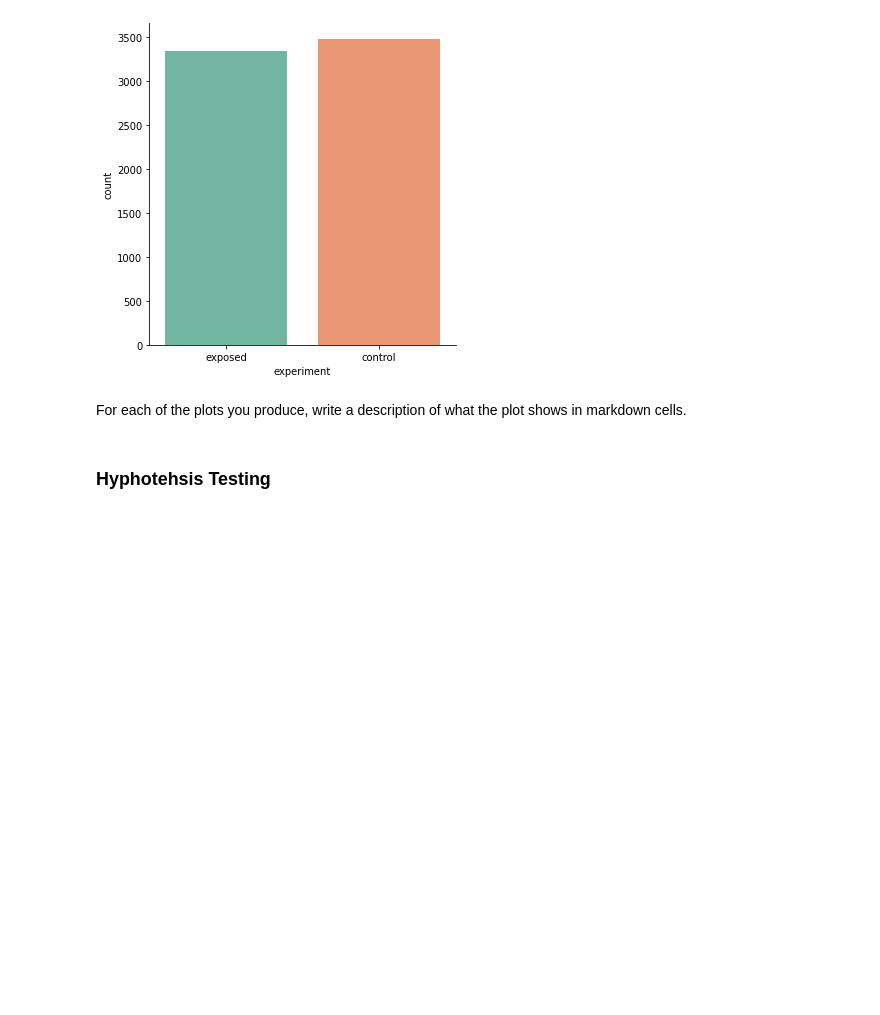
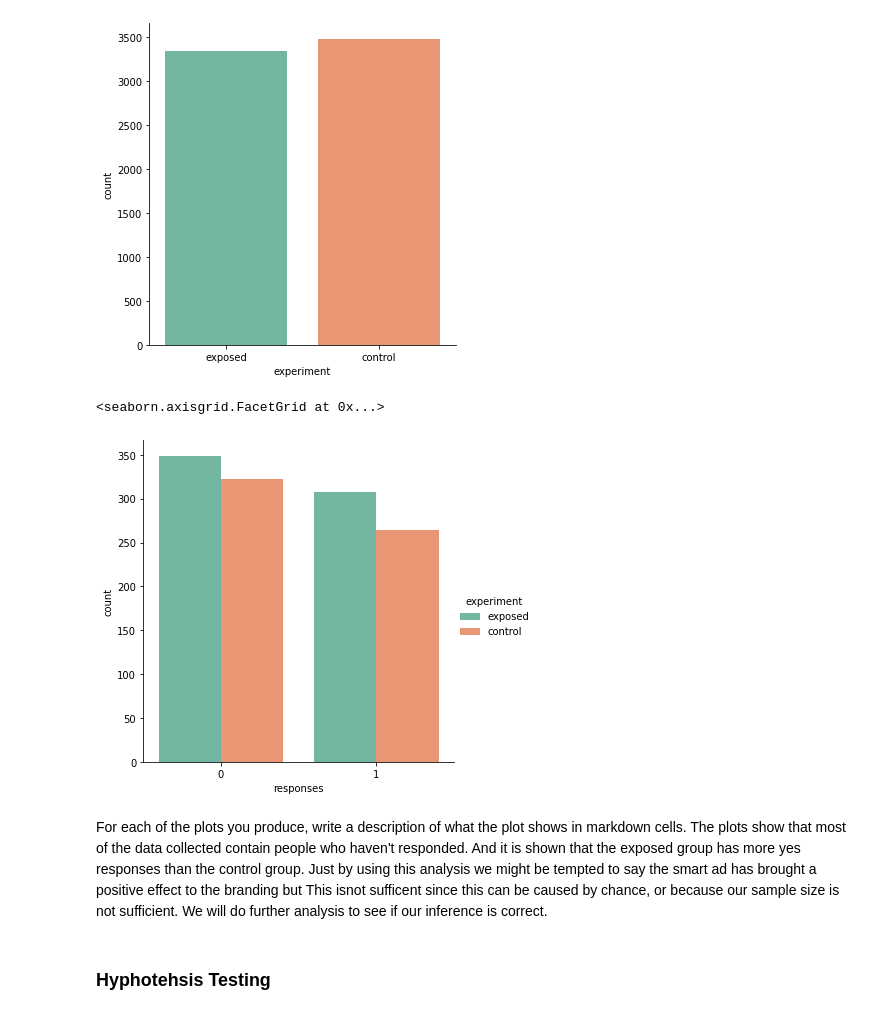
Before and after one commit to DiboraHaile/Testing-A-B, a Jupyter notebook: notebooks/classical_A-B_testing_analysis.ipynb, the cells around one changed output. Drawn from its saved outputs; the diff is of its cells as text; code cells hidden in the pictures; blank space fills up the shorter version.

```diff
--- a/notebooks/classical_A-B_testing_analysis.ipynb
+++ b/notebooks/classical_A-B_testing_analysis.ipynb
@@ -152,8 +152,18 @@ sn.catplot(x='experiment',data=df_no_response,kind='count', palette='Set2')
 plotting the number with no response from each group
 <seaborn.axisgrid.FacetGrid at 0x...>
 [figure]
-# %% [markdown]
-For each of the plots you produce, write a description of what the plot shows in markdown cells.
+# %%
+df_response = df[(df["yes"] == 0) ^ (df["no"] == 0)]
+# df_response[df_response["experiment"] == "exposed"]
+g = sn.catplot(x='yes',hue='experiment',data=df_response,kind='count', palette='Set2')
+(g.set_axis_labels("responses", "count"))
+# %% [output]
+<seaborn.axisgrid.FacetGrid at 0x...>
+[figure, added]
+# %% [markdown]
+For each of the plots you produce, write a description of what the plot shows in markdown cells.
+The plots show that most of the data collected contain people who haven't responded. And it is shown that the exposed group has more yes responses than the control group. Just by using this analysis we might be tempted to say the smart ad has brought a positive effect to the branding but This isnot sufficent since this can be caused by chance, or because our sample size is not sufficient.
+We will do further analysis to see if our inference is correct.
 # %% [markdown]
 ### Hyphotehsis Testing
 # %% [markdown]
```
